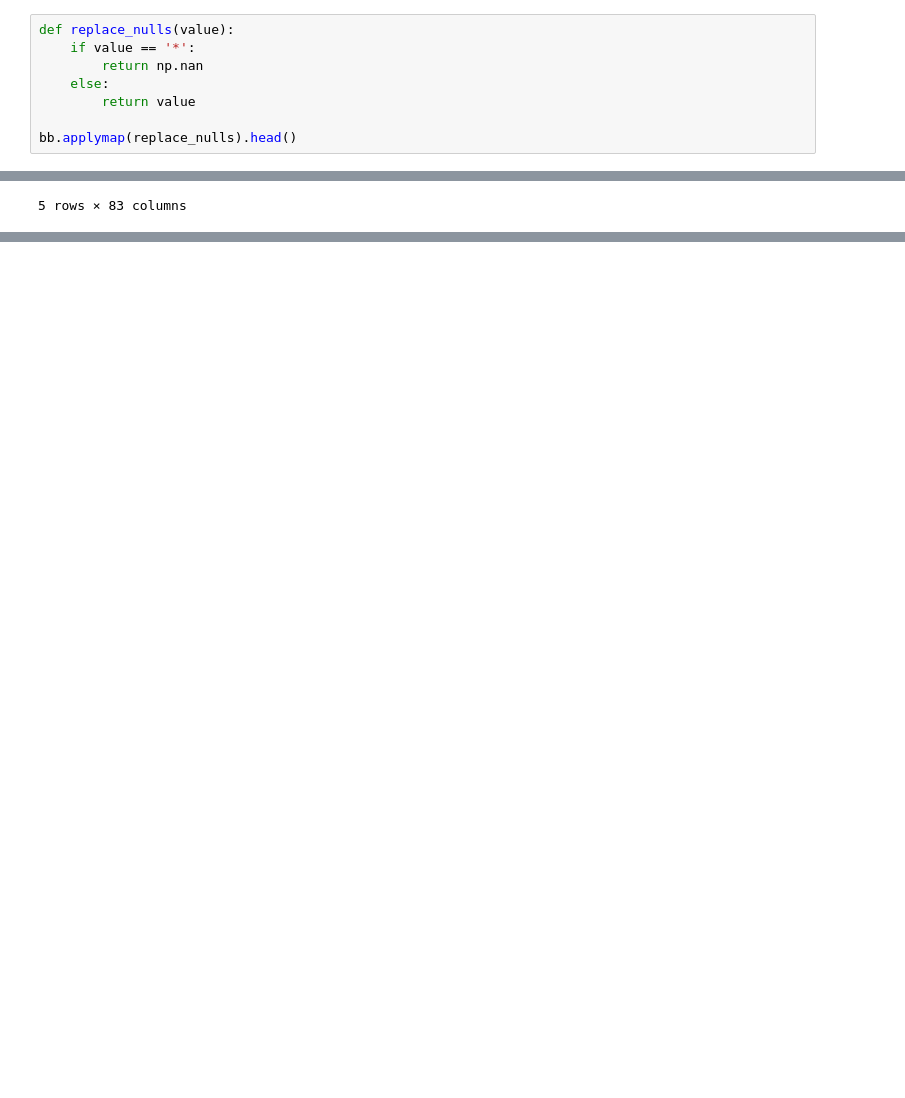
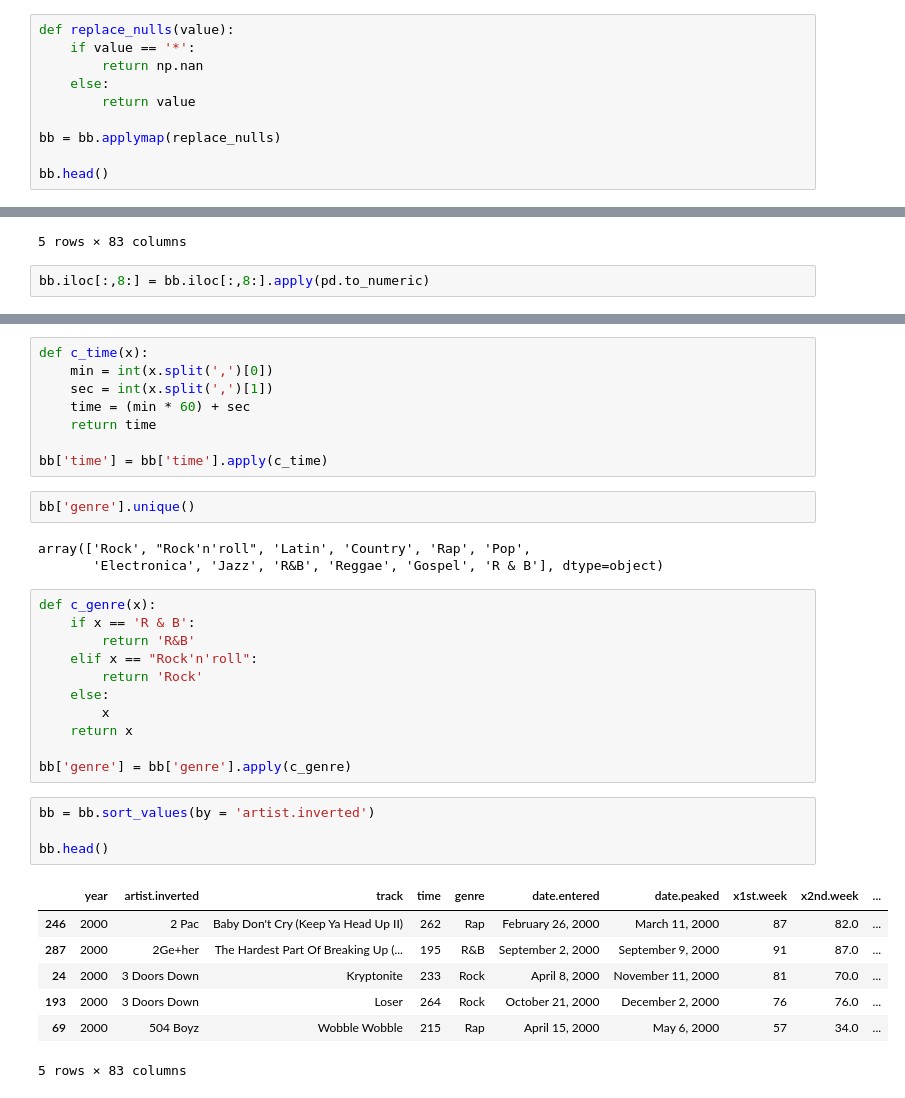
Before and after one commit to AndrewJeong89/GA-DSI, a Jupyter notebook: projects/projects-weekly/project-02/Project 2 - Andrew Jeong.ipynb, the cells around one changed output, grey strips where cells are left out. Saved outputs shown, nothing was run; the diff lists cells and outputs as text; blank space fills up the shorter version.

```diff
--- a/projects/projects-weekly/project-02/Project 2 - Andrew Jeong.ipynb
+++ b/projects/projects-weekly/project-02/Project 2 - Andrew Jeong.ipynb
@@ -41,7 +27,9 @@ def replace_nulls(value):
     else:
         return value
 
-bb.applymap(replace_nulls).head()
+bb = bb.applymap(replace_nulls)
+
+bb.head()
 # %% [output]
 |  | year | artist.inverted | track | time | genre | date.entered | date.peaked | x1st.week | x2nd.week | ... |
 | 0 | 2000 | Destiny's Child | Independent Women Part I | 3,38,00 AM | Rock | September 23, 2000 | November 18, 2000 | 78 | 63 | ... |
@@ -50,4 +38,6 @@ bb.applymap(replace_nulls).head()
 | 3 | 2000 | Madonna | Music | 3,45,00 AM | Rock | August 12, 2000 | September 16, 2000 | 41 | 23 | ... |
 | 4 | 2000 | Aguilera, Christina | Come On Over Baby (All I Want Is ... | 3,38,00 AM | Rock | August 5, 2000 | October 14, 2000 | 57 | 47 | ... |
 5 rows × 83 columns
+# %%
+bb.iloc[:,8:] = bb.iloc[:,8:].apply(pd.to_numeric)
 # %%
@@ -66 +62,37 @@ x3rd.week          object
 dtype: object
+# %%
+def c_time(x):
+    min = int(x.split(',')[0])
+    sec = int(x.split(',')[1])
+    time = (min * 60) + sec
+    return time
+
+bb['time'] = bb['time'].apply(c_time)
+# %%
+bb['genre'].unique()
+# %% [output]
+array(['Rock', "Rock'n'roll", 'Latin', 'Country', 'Rap', 'Pop',
+       'Electronica', 'Jazz', 'R&B', 'Reggae', 'Gospel', 'R & B'], dtype=object)
+# %%
+def c_genre(x):
+    if x == 'R & B':
+        return 'R&B'
+    elif x == "Rock'n'roll":
+        return 'Rock'
+    else:
+        x
+    return x
+
+bb['genre'] = bb['genre'].apply(c_genre)
+# %%
+bb = bb.sort_values(by = 'artist.inverted')
+
+bb.head()
+# %% [output]
+|  | year | artist.inverted | track | time | genre | date.entered | date.peaked | x1st.week | x2nd.week | ... |
+| 246 | 2000 | 2 Pac | Baby Don't Cry (Keep Ya Head Up II) | 262 | Rap | February 26, 2000 | March 11, 2000 | 87 | 82.0 | ... |
+| 287 | 2000 | 2Ge+her | The Hardest Part Of Breaking Up (... | 195 | R&B | September 2, 2000 | September 9, 2000 | 91 | 87.0 | ... |
+| 24 | 2000 | 3 Doors Down | Kryptonite | 233 | Rock | April 8, 2000 | November 11, 2000 | 81 | 70.0 | ... |
+| 193 | 2000 | 3 Doors Down | Loser | 264 | Rock | October 21, 2000 | December 2, 2000 | 76 | 76.0 | ... |
+| 69 | 2000 | 504 Boyz | Wobble Wobble | 215 | Rap | April 15, 2000 | May 6, 2000 | 57 | 34.0 | ... |
+5 rows × 83 columns
```
Also changed, not shown: parts of 7 cells of this notebook, 1 other file.
